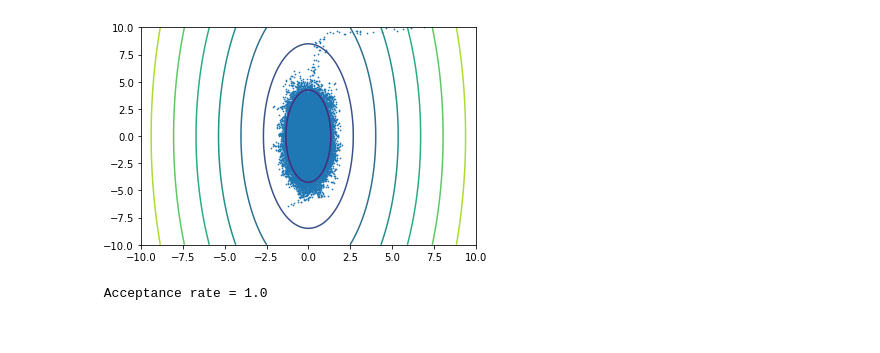
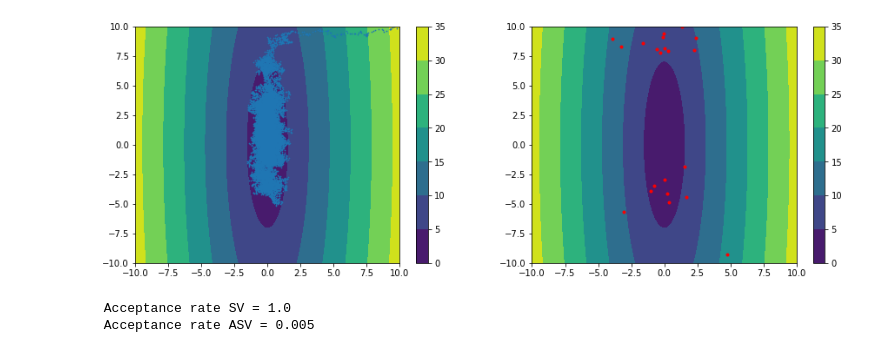
Before and after one commit to BrianWhiteaker/HMC, a Jupyter notebook: Class_Dev.ipynb, the cells around one changed output. Saved outputs shown, nothing was run; the diff lists cells and outputs as text; code cells hidden in the pictures.

```diff
--- a/Class_Dev.ipynb
+++ b/Class_Dev.ipynb
@@ -114 +253,4 @@ acceptance_count = 0
+# %%
+H = .05  # stepsize
+Nprops = 20000
 # %%
@@ -124,20 +270,43 @@ Wall time: 43.4 s
+# %%
+asv = ASV(gradient, K, U, Sa, dSa, H, D)
+hmc = HMC(asv.asv1, K, U, D)
+q0 = torch.Tensor([[10.],[10.]])
+samplesASV = np.zeros((D,Nprops))
+acceptance_countASV = 0
+
+for n in tqdm.tqdm(range(Nprops)):
+    q0, accFlag = hmc.sample(q0, 1, True)
+    if(accFlag):
+        acceptance_countASV += 1
+    samplesASV[:,n] = q0.numpy()[:,0]
 # %%
 bnd = 10
 delta = 0.025
 
 x = np.arange(-bnd, bnd, delta)
 y = np.arange(-bnd, bnd, delta)
 X, Y = np.meshgrid(x, y)
 Z = np.sqrt(b*X**2 + a*Y**2)
 
-plt.figure()
-CS = plt.contour(X, Y, Z)
-plt.scatter(samples[0,:],samples[1,:], s=.5)
-plt.xlim(-bnd,bnd)
-plt.ylim(-bnd,bnd)
+fig, ax = plt.subplots(1,2,figsize=(15,5))
+cs0 = ax[0].contourf(X, Y, Z)
+fig.colorbar(cs0, ax=ax[0])
+ax[0].scatter(samplesSV[0,:],samplesSV[1,:], s=.5)
+ax[0].set_xlim(-bnd,bnd)
+ax[0].set_ylim(-bnd,bnd)
+
+
+
+cs1 = ax[1].contourf(X, Y, Z)
+fig.colorbar(cs1, ax=ax[1])
+ax[1].plot(samplesASV[0,:],samplesASV[1,:], '.r')
+ax[1].set_xlim(-bnd,bnd)
+ax[1].set_ylim(-bnd,bnd)
 plt.show()
 
-print(f' Acceptance rate = {acceptance_count/Nprops}')
+print(f' Acceptance rate SV = {acceptance_countSV/Nprops}')
+print(f' Acceptance rate ASV = {acceptance_countASV/Nprops}')
 # %% [output]
-[figure, old version]
+[figure, new version]
- Acceptance rate = 1.0
+ Acceptance rate SV = 1.0
+ Acceptance rate ASV = 0.005
```
Also changed, not shown: parts of 23 cells of this notebook.
